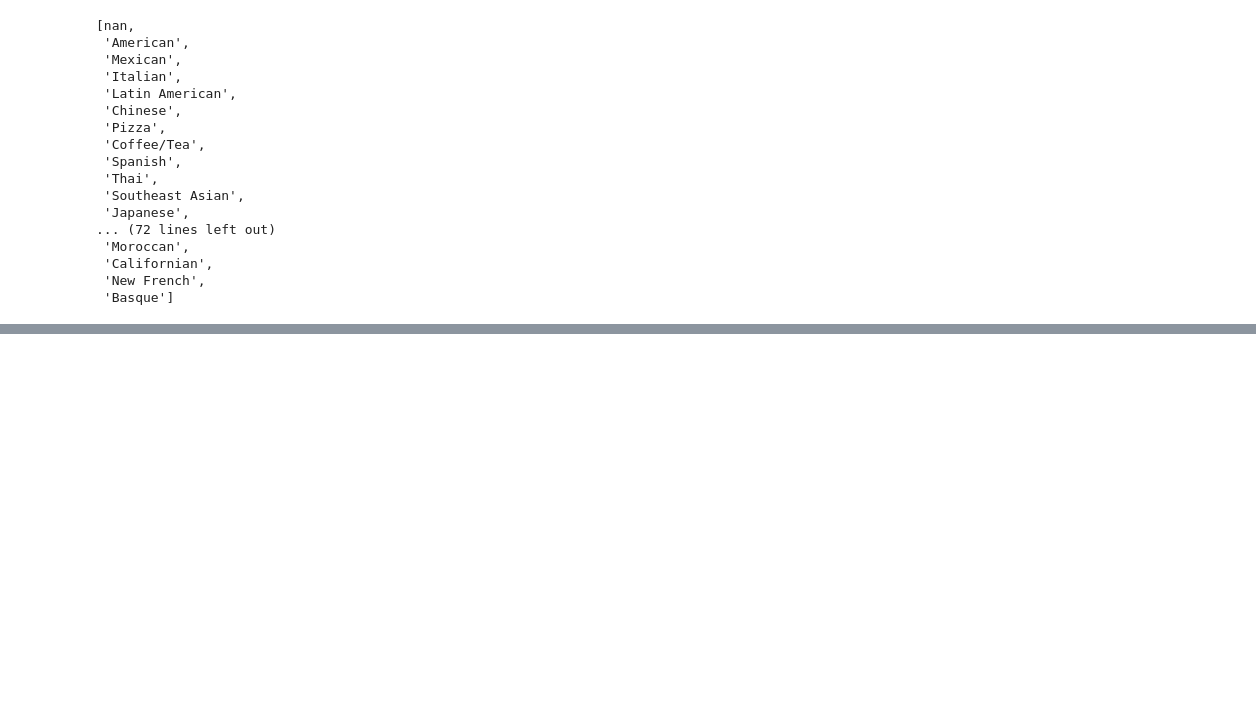
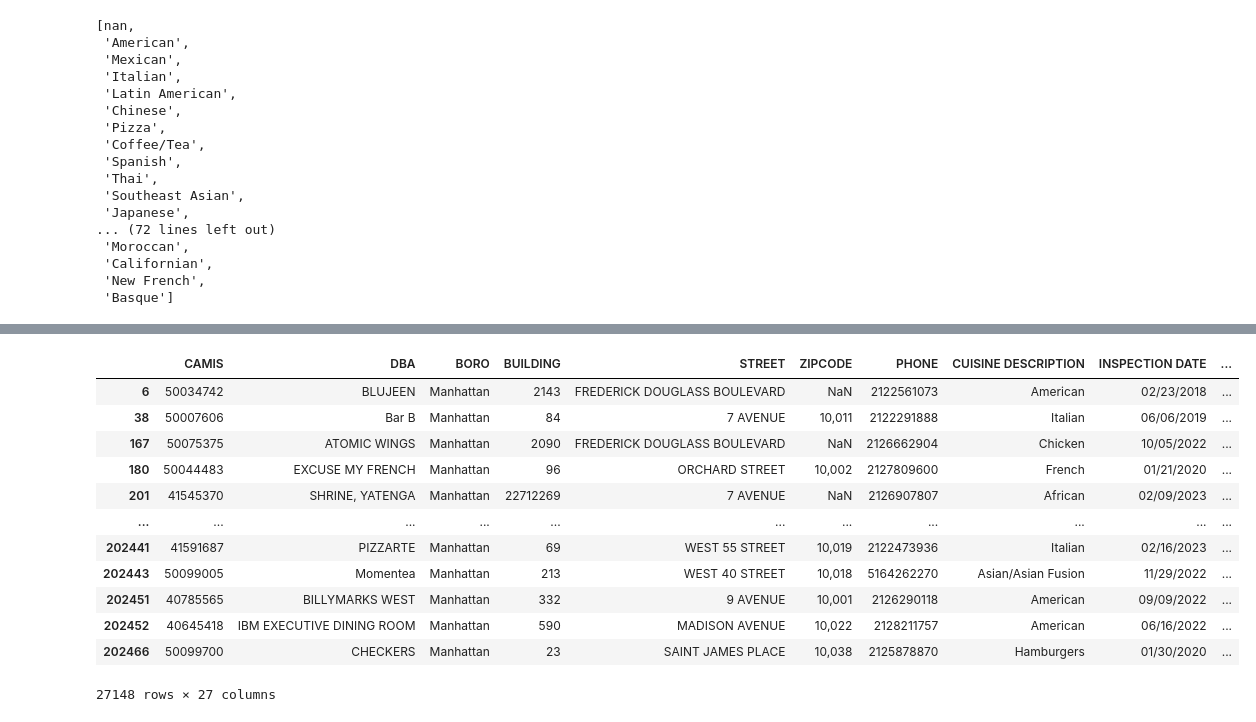
Before and after one commit to arubybonilla/2023-nyc-restaurant-grades, a Jupyter notebook: 2023-nyc-restaurant-inspection-grades-analysis.ipynb, the cells around one changed output, grey strips where cells are left out. Saved outputs shown, nothing was run; the diff lists cells and outputs as text; code cells hidden in the pictures; blank space fills up the shorter version.

```diff
--- a/2023-nyc-restaurant-inspection-grades-analysis.ipynb
+++ b/2023-nyc-restaurant-inspection-grades-analysis.ipynb
@@ -168,0 +221,16 @@ list(df["CUISINE DESCRIPTION"].unique())
+# %%
+df.query("GRADE == 'A' & BORO == 'Manhattan'")
+# %% [output]
+|  | CAMIS | DBA | BORO | BUILDING | STREET | ZIPCODE | PHONE | CUISINE DESCRIPTION | INSPECTION DATE | ... |
+| 6 | 50034742 | BLUJEEN | Manhattan | 2143 | FREDERICK DOUGLASS BOULEVARD | NaN | 2122561073 | American | 02/23/2018 | ... |
+| 38 | 50007606 | Bar B | Manhattan | 84 | 7 AVENUE | 10,011 | 2122291888 | Italian | 06/06/2019 | ... |
+| 167 | 50075375 | ATOMIC WINGS | Manhattan | 2090 | FREDERICK DOUGLASS BOULEVARD | NaN | 2126662904 | Chicken | 10/05/2022 | ... |
+| 180 | 50044483 | EXCUSE MY FRENCH | Manhattan | 96 | ORCHARD STREET | 10,002 | 2127809600 | French | 01/21/2020 | ... |
+| 201 | 41545370 | SHRINE, YATENGA | Manhattan | 22712269 | 7 AVENUE | NaN | 2126907807 | African | 02/09/2023 | ... |
+| ... | ... | ... | ... | ... | ... | ... | ... | ... | ... | ... |
+| 202441 | 41591687 | PIZZARTE | Manhattan | 69 | WEST 55 STREET | 10,019 | 2122473936 | Italian | 02/16/2023 | ... |
+| 202443 | 50099005 | Momentea | Manhattan | 213 | WEST 40 STREET | 10,018 | 5164262270 | Asian/Asian Fusion | 11/29/2022 | ... |
+| 202451 | 40785565 | BILLYMARKS WEST | Manhattan | 332 | 9 AVENUE | 10,001 | 2126290118 | American | 09/09/2022 | ... |
+| 202452 | 40645418 | IBM EXECUTIVE DINING ROOM | Manhattan | 590 | MADISON AVENUE | 10,022 | 2128211757 | American | 06/16/2022 | ... |
+| 202466 | 50099700 | CHECKERS | Manhattan | 23 | SAINT JAMES PLACE | 10,038 | 2125878870 | Hamburgers | 01/30/2020 | ... |
+27148 rows × 27 columns
```
Also changed, not shown: parts of 21 cells of this notebook.
